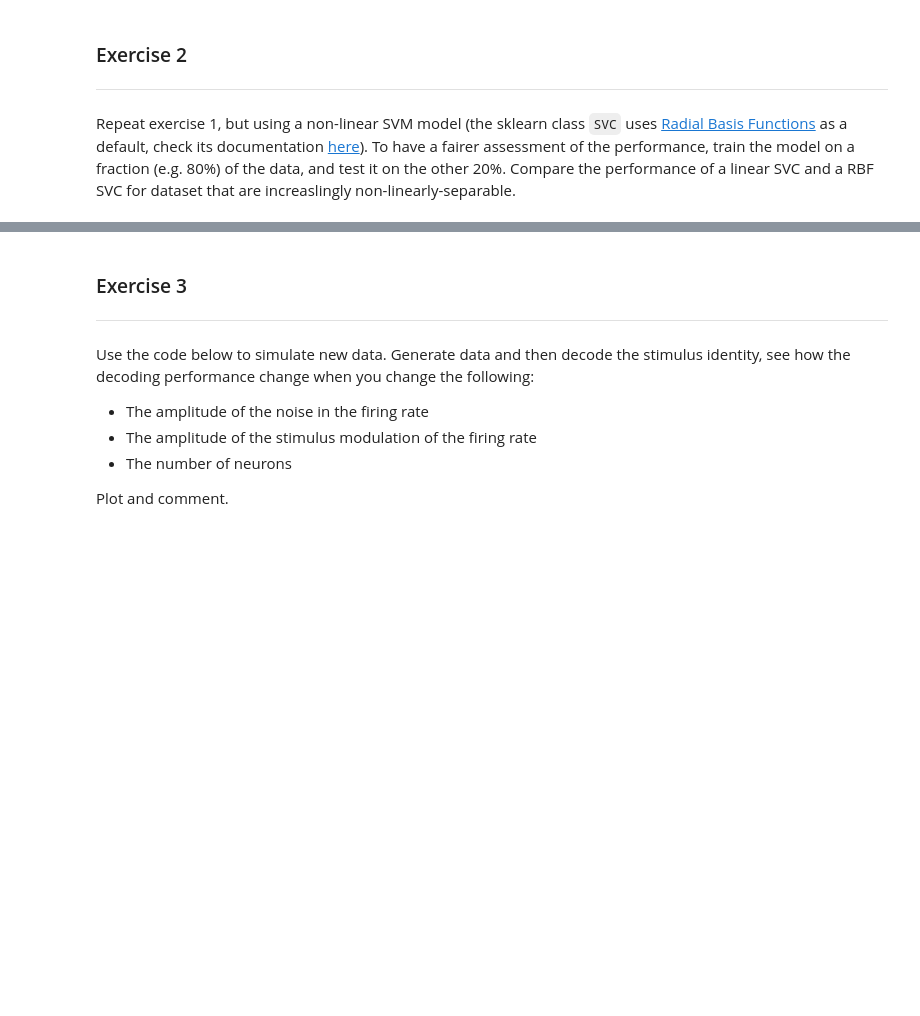
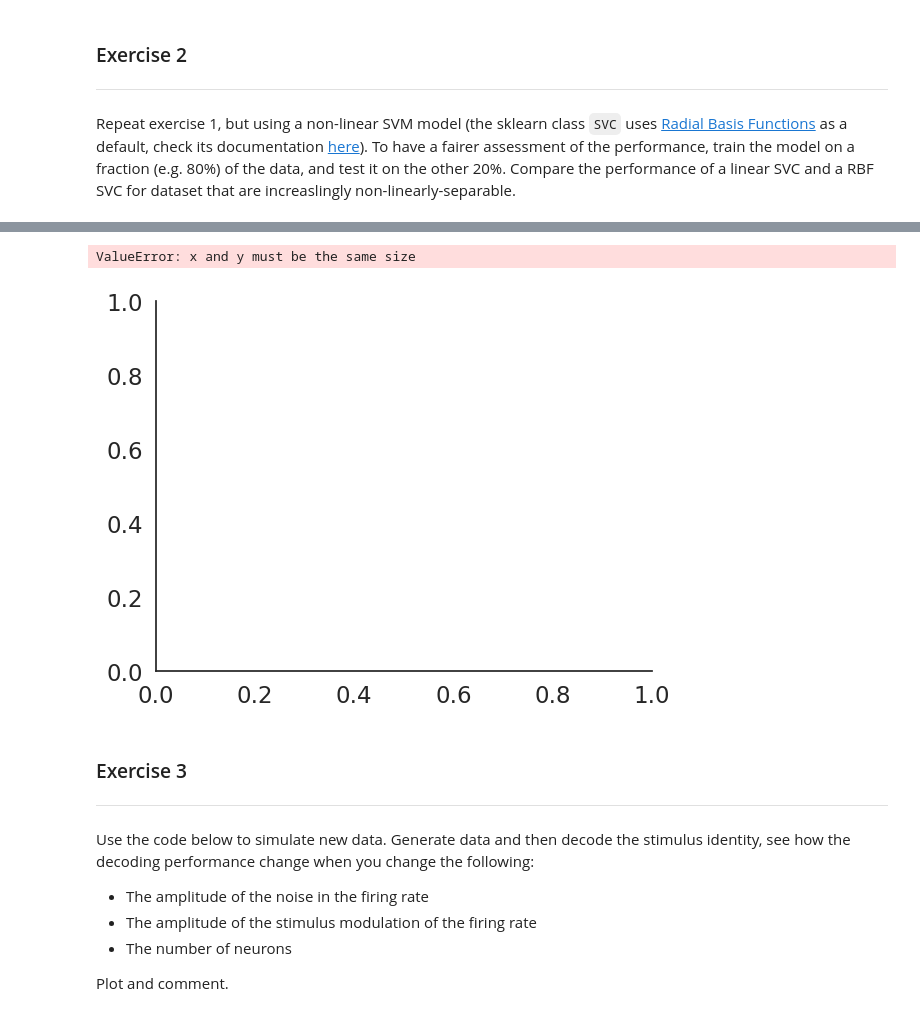
Before and after one commit to TSchwierz/NeuroAnalysis, a Jupyter notebook: SVMexercise.ipynb, the cells around one changed output, grey strips where cells are left out. Drawn from its saved outputs; the diff is of its cells as text; code cells hidden in the pictures; blank space fills up the shorter version.

```diff
--- a/SVMexercise.ipynb
+++ b/SVMexercise.ipynb
@@ -55,3 +117,13 @@ Compare the performance of a linear SVC and a RBF SVC for dataset that are incre
+# %%
+std = np.linspace(0.8, 1.5)
+for std_ in tqdm(std):
+    X_train, X_test, Y_train, Y_test = generateData(ratio, n, std_)
+
+plt.scatter(X_train, Y_train)
+plt.show()
+# %% [output]
+ValueError: x and y must be the same size
+[figure, added]
 # %% [markdown]
 ### Exercise 3
 ---
```
Also changed, not shown: parts of 6 cells of this notebook, 1 other file.
